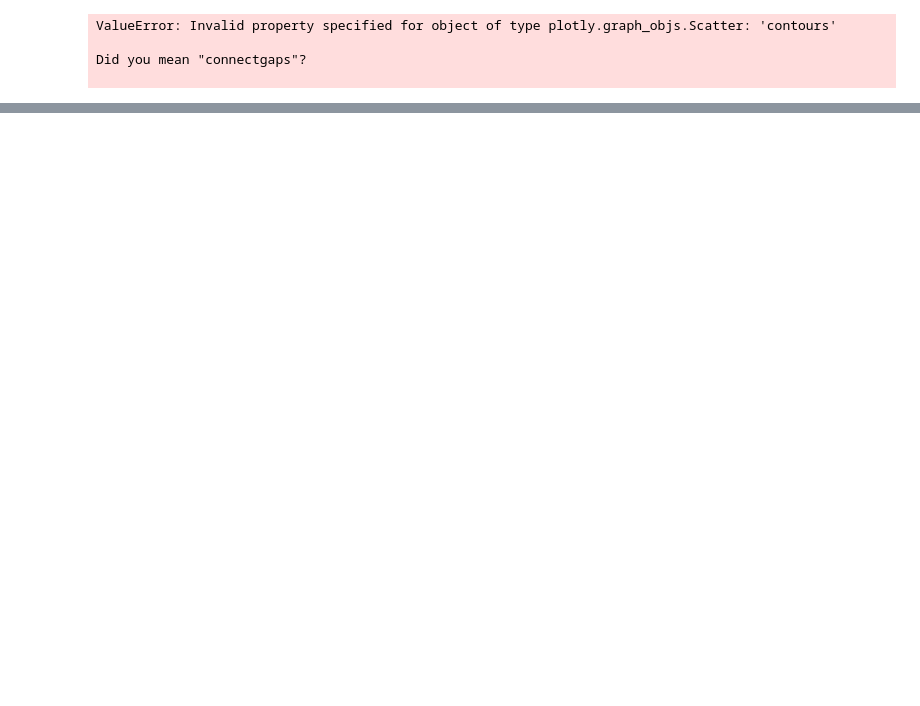
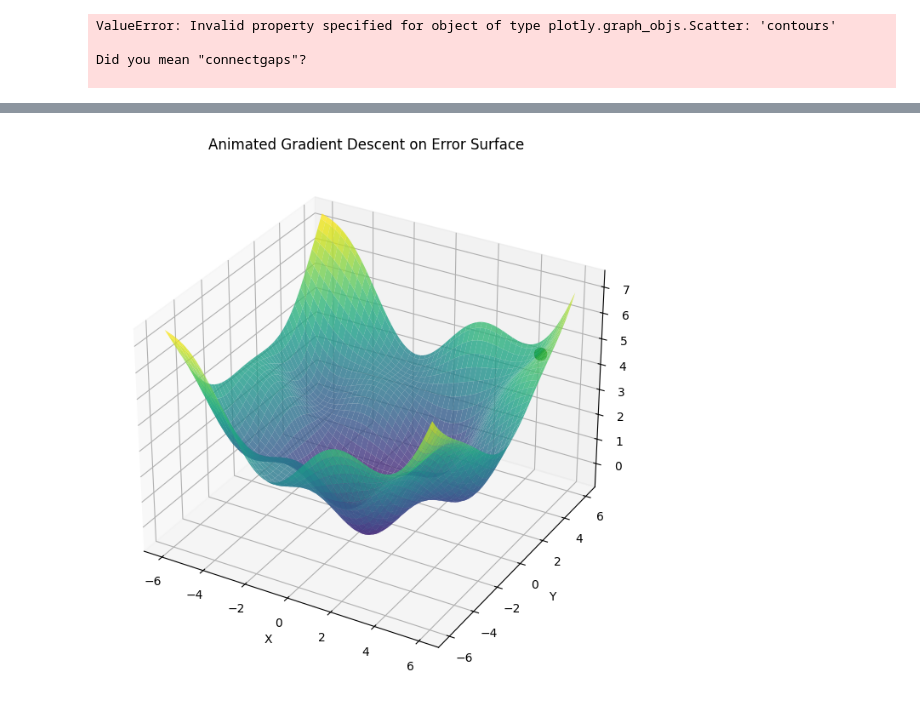
Before and after one commit to Akshayredekar07/Deep-Learning-Challengers-Series, a Jupyter notebook: 03. NPTEL/Week04/contuors.ipynb, the cells around one changed output, grey strips where cells are left out. Saved outputs shown, nothing was run; the diff lists cells and outputs as text; code cells hidden in the pictures; blank space fills up the shorter version.

```diff
--- a/03. NPTEL/Week04/contuors.ipynb
+++ b/03. NPTEL/Week04/contuors.ipynb
@@ -132,0 +335,76 @@ Did you mean "connectgaps"?
+# %%
+import numpy as np
+import matplotlib.pyplot as plt
+from mpl_toolkits.mplot3d import Axes3D
+from matplotlib.animation import FuncAnimation
+
+# Define the error surface function
+def error_surface(x, y):
+    return 0.1 * (x**2 + y**2) + np.sin(x) * np.cos(y)
+
+# Gradient descent function
+def gradient_descent(start_x, start_y, learning_rate=0.05, n_steps=100):
+    path_x = [start_x]
+    path_y = [start_y]
+    path_z = [error_surface(start_x, start_y)]
+
+    for _ in range(n_steps):
+        x = path_x[-1]
+        y = path_y[-1]
+
+        # Compute gradients
+        dx = 0.2 * x + np.cos(x) * np.cos(y)
+        dy = 0.2 * y - np.sin(x) * np.sin(y)
+
+        # Update position
+        new_x = x - learning_rate * dx
+        new_y = y - learning_rate * dy
+
+        path_x.append(new_x)
+        path_y.append(new_y)
+        path_z.append(error_surface(new_x, new_y))
+
+    return np.array(path_x), np.array(path_y), np.array(path_z)
+
+# Create figure
+fig = plt.figure(figsize=(10, 8))
+ax = fig.add_subplot(111, projection='3d')
+
+# Generate surface data for the plot
+x = np.linspace(-6, 6, 100)
+y = np.linspace(-6, 6, 100)
+X, Y = np.meshgrid(x, y)
+Z = error_surface(X, Y)
+
+# Plot the surface
+ax.plot_surface(X, Y, Z, cmap='viridis', alpha=0.8)
+
+# Generate the gradient descent path
+start_x, start_y = 5, 5  # Starting point
+path_x, path_y, path_z = gradient_descent(start_x, start_y)
+
+# Initialize the line object for the path
+line, = ax.plot([], [], [], 'r-', linewidth=2)
+point_start = ax.scatter([], [], [], color='red', s=100)  # Start point
+point_end = ax.scatter([], [], [], color='green', s=100)  # End point
+
+# Animation update function
+def update(frame):
+    line.set_data(path_x[:frame+1], path_y[:frame+1])
+    line.set_3d_properties(path_z[:frame+1])
+    point_start._offsets3d = (path_x[0:1], path_y[0:1], path_z[0:1])
+    point_end._offsets3d = (path_x[frame:frame+1], path_y[frame:frame+1], path_z[frame:frame+1])
+    return line, point_start, point_end
+
+# Create animation
+ani = FuncAnimation(fig, update, frames=len(path_x), blit=True, interval=100)
+
+# Customize the plot
+ax.set_xlabel('X')
+ax.set_ylabel('Y')
+ax.set_zlabel('Error')
+ax.set_title('Animated Gradient Descent on Error Surface')
+
+plt.show()
+# %% [output]
+[figure, added]
```
Also changed, not shown: parts of 7 cells of this notebook, 9 other files.
